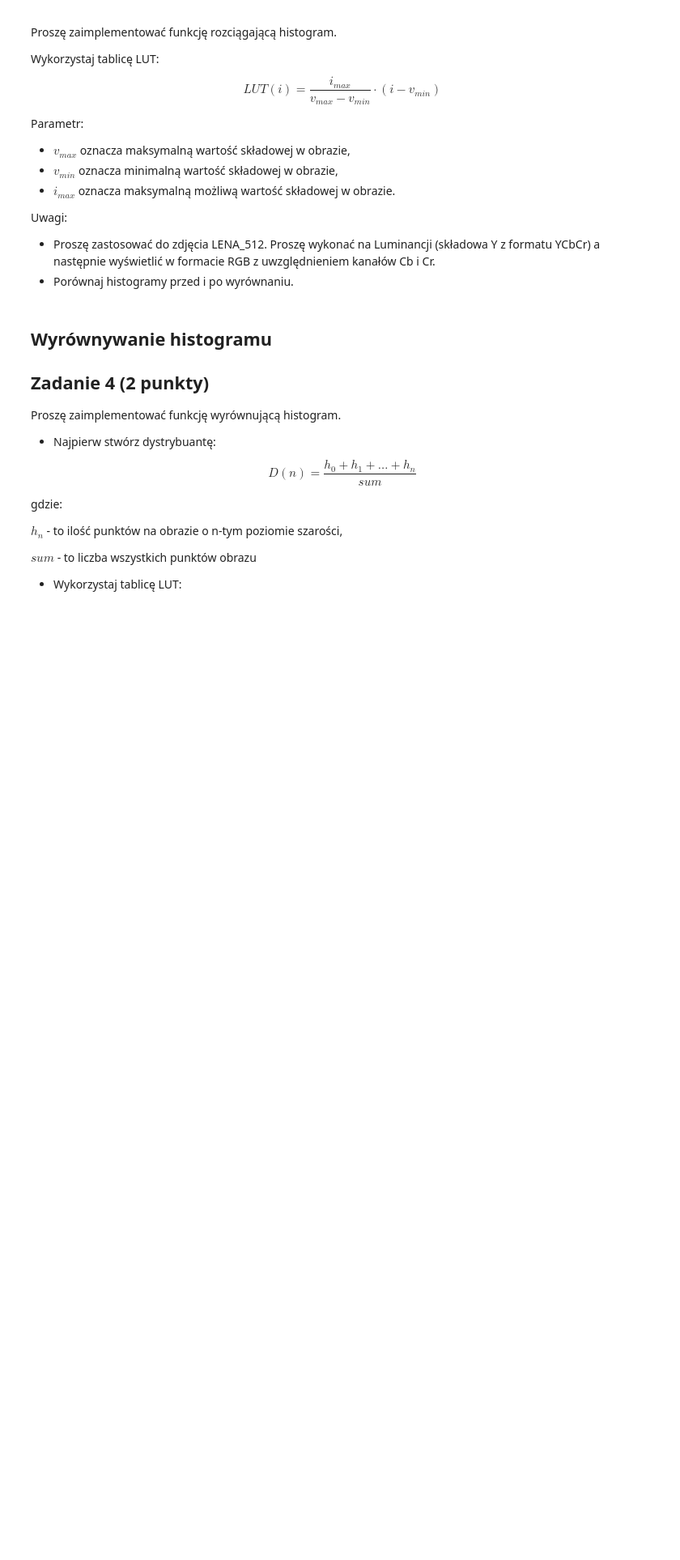
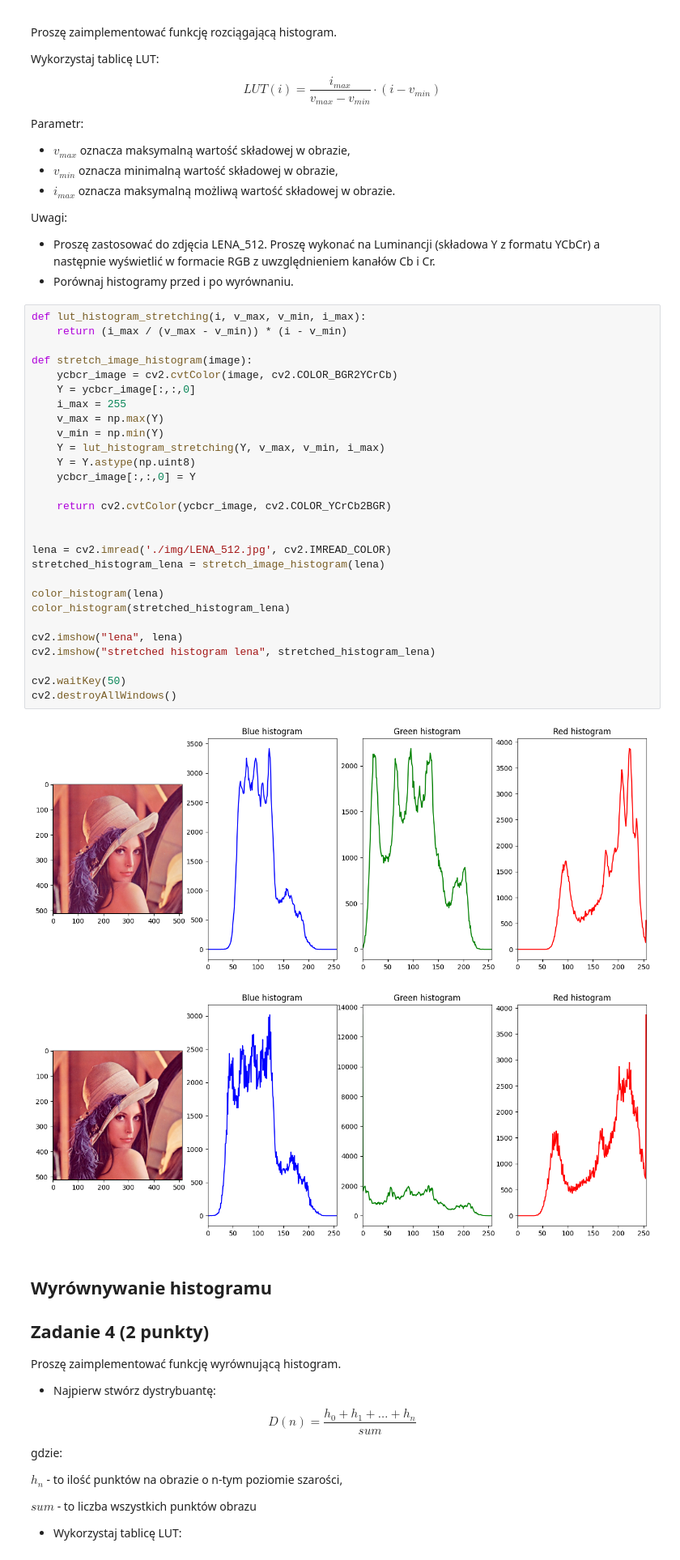
Before and after one commit to tomek0123456789/PGiM, a Jupyter notebook: exercises/PGiM_Z6.ipynb, the cells around one changed output. Shown at 81% size. Saved outputs shown, nothing was run; the diff lists cells and outputs as text; blank space fills up the shorter version.

```diff
--- a/exercises/PGiM_Z6.ipynb
+++ b/exercises/PGiM_Z6.ipynb
@@ -55,6 +153,37 @@ Uwagi:
 
   * Proszę zastosować do zdjęcia LENA_512. Proszę wykonać na Luminancji (składowa Y z formatu YCbCr) a następnie wyświetlić w formacie RGB z uwzględnieniem kanałów Cb i Cr.
   * Porównaj histogramy przed i po wyrównaniu.
+# %%
+def lut_histogram_stretching(i, v_max, v_min, i_max):
+    return (i_max / (v_max - v_min)) * (i - v_min)
+
+def stretch_image_histogram(image):
+    ycbcr_image = cv2.cvtColor(image, cv2.COLOR_BGR2YCrCb)
+    Y = ycbcr_image[:,:,0]
+    i_max = 255
+    v_max = np.max(Y)
+    v_min = np.min(Y)
+    Y = lut_histogram_stretching(Y, v_max, v_min, i_max)
+    Y = Y.astype(np.uint8)
+    ycbcr_image[:,:,0] = Y
+
+    return cv2.cvtColor(ycbcr_image, cv2.COLOR_YCrCb2BGR)
+
+
+lena = cv2.imread('./img/LENA_512.jpg', cv2.IMREAD_COLOR)
+stretched_histogram_lena = stretch_image_histogram(lena)
+
+color_histogram(lena)
+color_histogram(stretched_histogram_lena)
+
+cv2.imshow("lena", lena)
+cv2.imshow("stretched histogram lena", stretched_histogram_lena)
+
+cv2.waitKey(50)
+cv2.destroyAllWindows()
+# %% [output]
+[figure, added]
+[figure, added]
 # %% [markdown]
 ## Wyrównywanie histogramu
 
```
Also changed, not shown: parts of 5 cells of this notebook.
